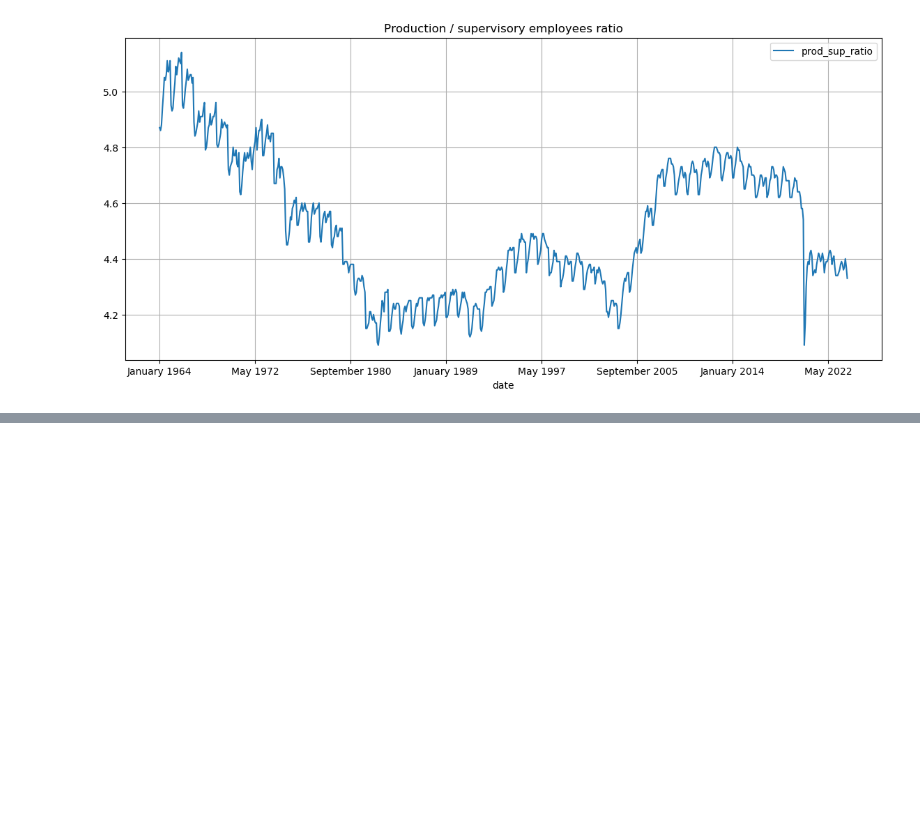
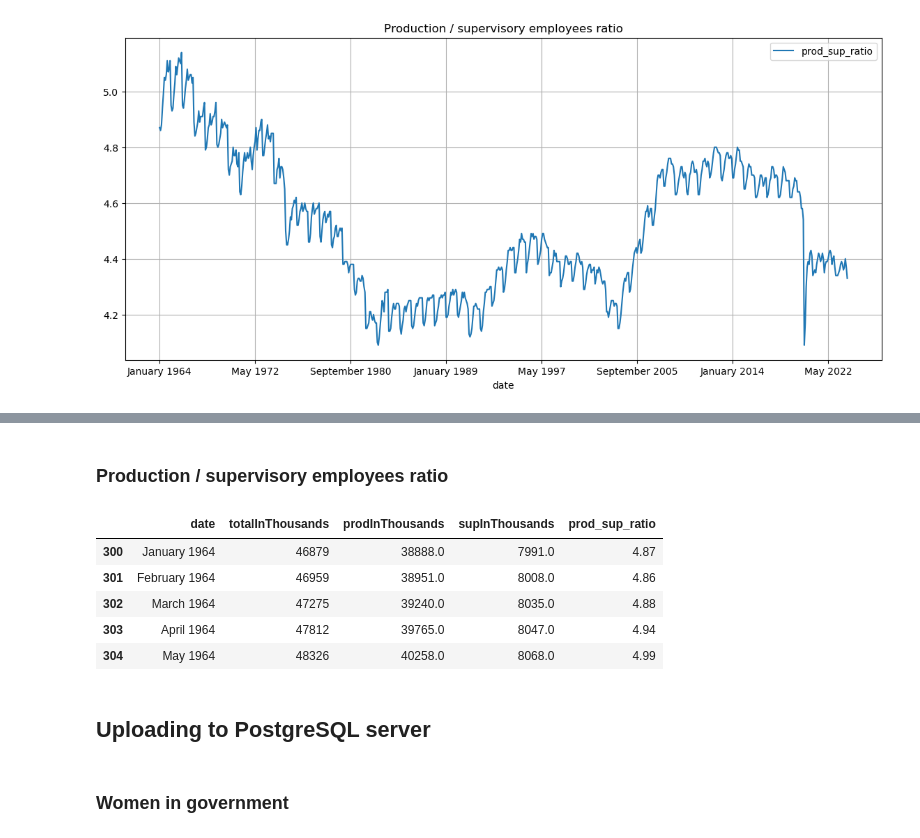
Before and after one commit to rpoandres/NG_DA_Challenge, a Jupyter notebook: Main.ipynb, the cells around one changed output, grey strips where cells are left out. Cells and saved outputs as stored; diff of their text form; code cells hidden in the pictures; blank space fills up the shorter version.

Commit message:
Upload connection with PostgreSQL

```diff
--- a/Main.ipynb
+++ b/Main.ipynb
@@ -651,0 +682,2 @@ plt.show()
+# %% [markdown]
+### Production / supervisory employees ratio
@@ -651,0 +686,14 @@ plt.show()
+# %%
+# Dropping ratio NaN's
+df_pro_sup_merge_final = df_pro_sup_merge.dropna(subset=['prod_sup_ratio'])
+# %%
+df_pro_sup_merge_final.head()
+# %% [output]
+|  | date | totalInThousands | prodInThousands | supInThousands | prod_sup_ratio |
+| 300 | January 1964 | 46879 | 38888.0 | 7991.0 | 4.87 |
+| 301 | February 1964 | 46959 | 38951.0 | 8008.0 | 4.86 |
+| 302 | March 1964 | 47275 | 39240.0 | 8035.0 | 4.88 |
+| 303 | April 1964 | 47812 | 39765.0 | 8047.0 | 4.94 |
+| 304 | May 1964 | 48326 | 40258.0 | 8068.0 | 4.99 |
+# %% [markdown]
+## Uploading to PostgreSQL server
@@ -651,0 +715,2 @@ plt.show()
+# %% [markdown]
+### Women in government
```
Also changed, not shown: parts of 17 cells of this notebook.
